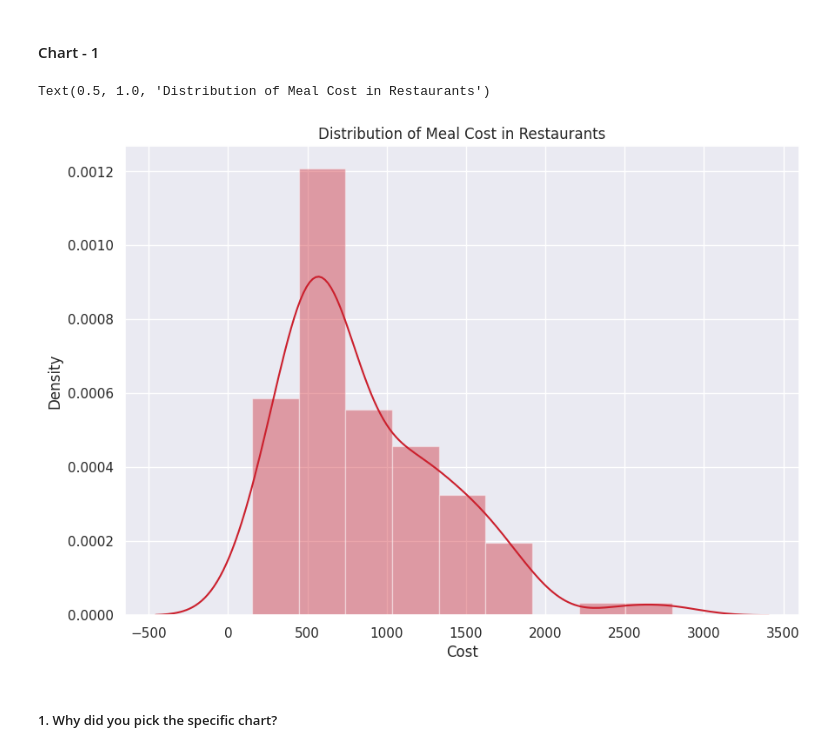
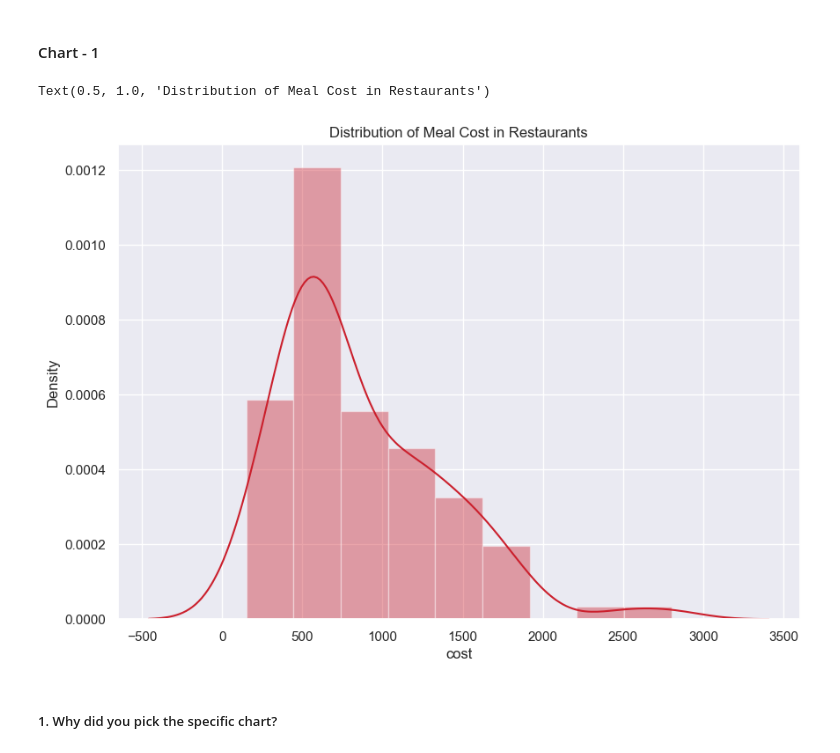
Before and after one commit to sidpatondikar/Capstone-Zomato-Restaurant-Clustering-and-Sentiment-Analysis, a Jupyter notebook: Zomato_Restaurant_Clustering_Team.ipynb, the cells around one changed output. Saved outputs shown, nothing was run; the diff lists cells and outputs as text; code cells hidden in the pictures.

```diff
--- a/Zomato_Restaurant_Clustering_Team.ipynb
+++ b/Zomato_Restaurant_Clustering_Team.ipynb
@@ -97,11 +99,23 @@ import warnings
 warnings.filterwarnings('ignore')
 # %% [markdown]
 ### Dataset Loading
+# %%
+#Importing Files from SQL Database
+
+# Establish a connection
+conn = ps.connect(dbname = "Zomato",
+                  user='postgres',
+                  password='sql@129',
+                  host='localhost',
+                  port="5432")
+
+sql = '''select * from
+zomato_restaurant_info'''
 # %%
 # Load Dataset
 review_df = pd.read_csv('Zomato Restaurant reviews.csv')
 
-restaurant_df = pd.read_csv('Zomato Restaurant names and Metadata.csv')
+restaurant_df = sqlio.read_sql_query(sql,conn)
 # %% [markdown]
 ### Dataset First View
 # %%
@@ -214,6 +228,6 @@ Timings         1
 dtype: int64
 # %%
-restaurant_df.drop('Collections', axis=1, inplace=True)
+restaurant_df.drop('collections', axis=1, inplace=True)
 
 restaurant_df.dropna(inplace=True)
 # %% [markdown]
@@ -361,6 +375,6 @@ restaurant_df.head()
 | 4 | Over The Moon Brew Company | https://www.zomato.com/hyderabad/... | 1,200 | Asian, Continental, North Indian,... | 12noon to 11pm (Mon, Tue, Wed, Th... |
 # %%
 #Converting 'Cost' column into int
-restaurant_df['Cost'] = restaurant_df['Cost'].apply(lambda x : int(x.replace(',','')))
+restaurant_df['cost'] = restaurant_df['cost'].apply(lambda x : int(x.replace(',','')))
 restaurant_df.head()
 # %% [output]
@@ -486,11 +500,11 @@ Answer Here.
 # %%
 # Chart - 1 visualization code
 plt.figure(figsize=(10,7))
-sns.distplot(restaurant_df['Cost'], color='#cb202d')
+sns.distplot(restaurant_df['cost'], color='#cb202d')
 plt.title('Distribution of Meal Cost in Restaurants')
 # %% [output]
 Text(0.5, 1.0, 'Distribution of Meal Cost in Restaurants')
-[figure, old version]
+[figure, new version]
 # %% [markdown]
 ##### 1. Why did you pick the specific chart?
 # %% [markdown]
```
Also changed, not shown: parts of 25 cells of this notebook, 2 other files.
